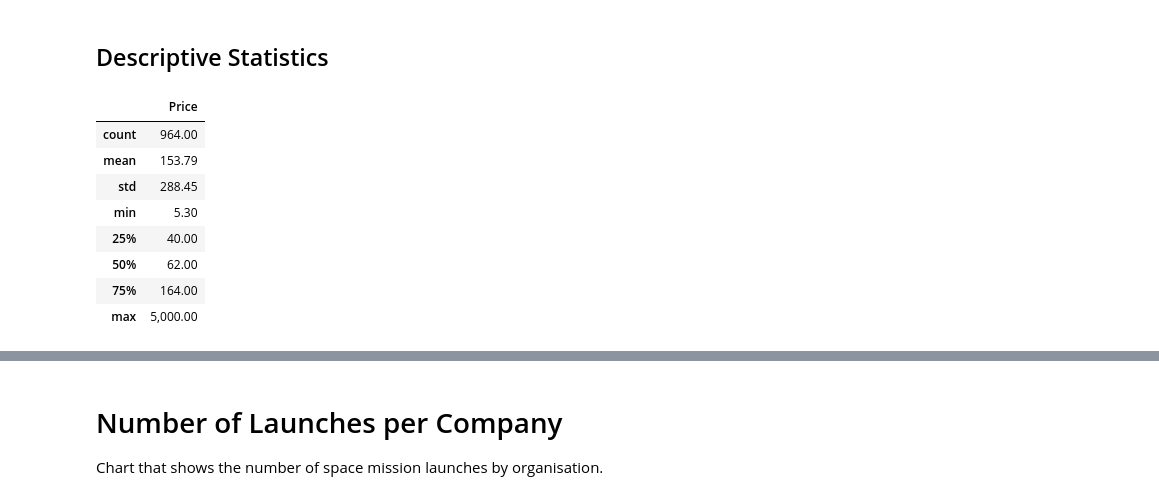
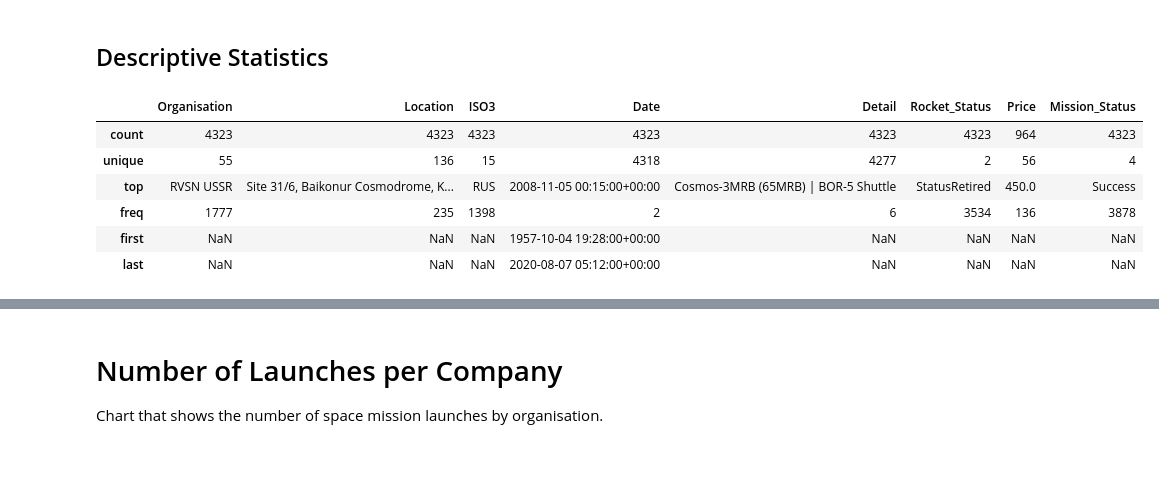
Before and after one commit to felixschwebel/SpaceMissionsAnalysis, a Jupyter notebook: SpaceMissionsAnalysis.ipynb, the cells around one changed output, grey strips where cells are left out. Drawn from its saved outputs; the diff is of its cells as text; code cells hidden in the pictures; blank space fills up the shorter version.

Commit message:
separate DataFrame for price-analysis

```diff
--- a/SpaceMissionsAnalysis.ipynb
+++ b/SpaceMissionsAnalysis.ipynb
@@ -25,3 +27,5 @@ df_data = pd.read_csv('mission_launches.csv')
+# %%
+pd.options.display.float_format = '{:,.2f}'.format
 # %% [markdown]
 ## Preliminary Data Exploration
 # %% [markdown]
@@ -194,14 +180,12 @@ See the caveats in the documentation: https://pandas.pydata.org/pandas-docs/stab
 # %% [markdown]
 ## Descriptive Statistics
 # %%
-cleaned_df.describe()
+df_data.describe()
 # %% [output]
-|  | Price |
-| count | 964.00 |
-| mean | 153.79 |
-| std | 288.45 |
-| min | 5.30 |
-| 25% | 40.00 |
-| 50% | 62.00 |
-| 75% | 164.00 |
-| max | 5,000.00 |
+|  | Organisation | Location | ISO3 | Date | Detail | Rocket_Status | Price | Mission_Status |
+| count | 4323 | 4323 | 4323 | 4323 | 4323 | 4323 | 964 | 4323 |
+| unique | 55 | 136 | 15 | 4318 | 4277 | 2 | 56 | 4 |
+| top | RVSN USSR | Site 31/6, Baikonur Cosmodrome, K... | RUS | 2008-11-05 00:15:00+00:00 | Cosmos-3MRB (65MRB) | BOR-5 Shuttle | StatusRetired | 450.0 | Success |
+| freq | 1777 | 235 | 1398 | 2 | 6 | 3534 | 136 | 3878 |
+| first | NaN | NaN | NaN | 1957-10-04 19:28:00+00:00 | NaN | NaN | NaN | NaN |
+| last | NaN | NaN | NaN | 2020-08-07 05:12:00+00:00 | NaN | NaN | NaN | NaN |
```
Also changed, not shown: parts of 4 cells of this notebook.
